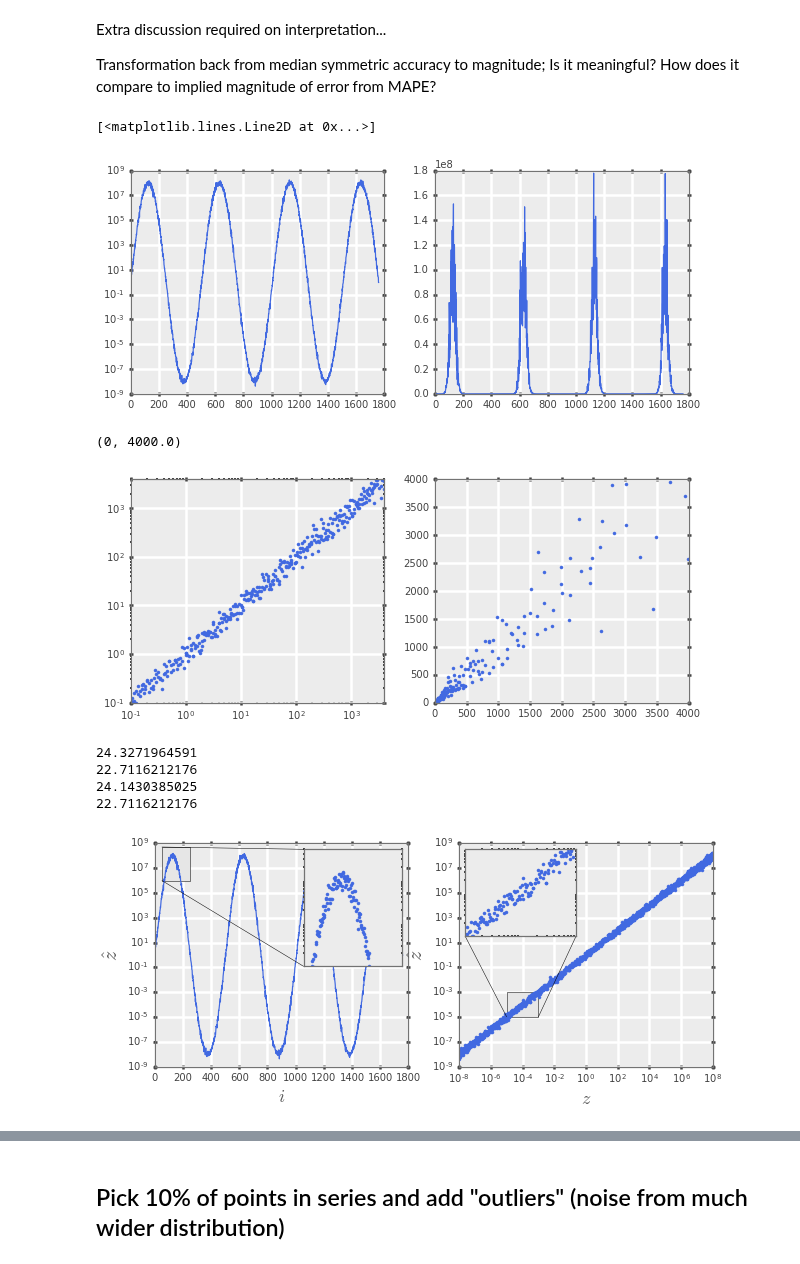
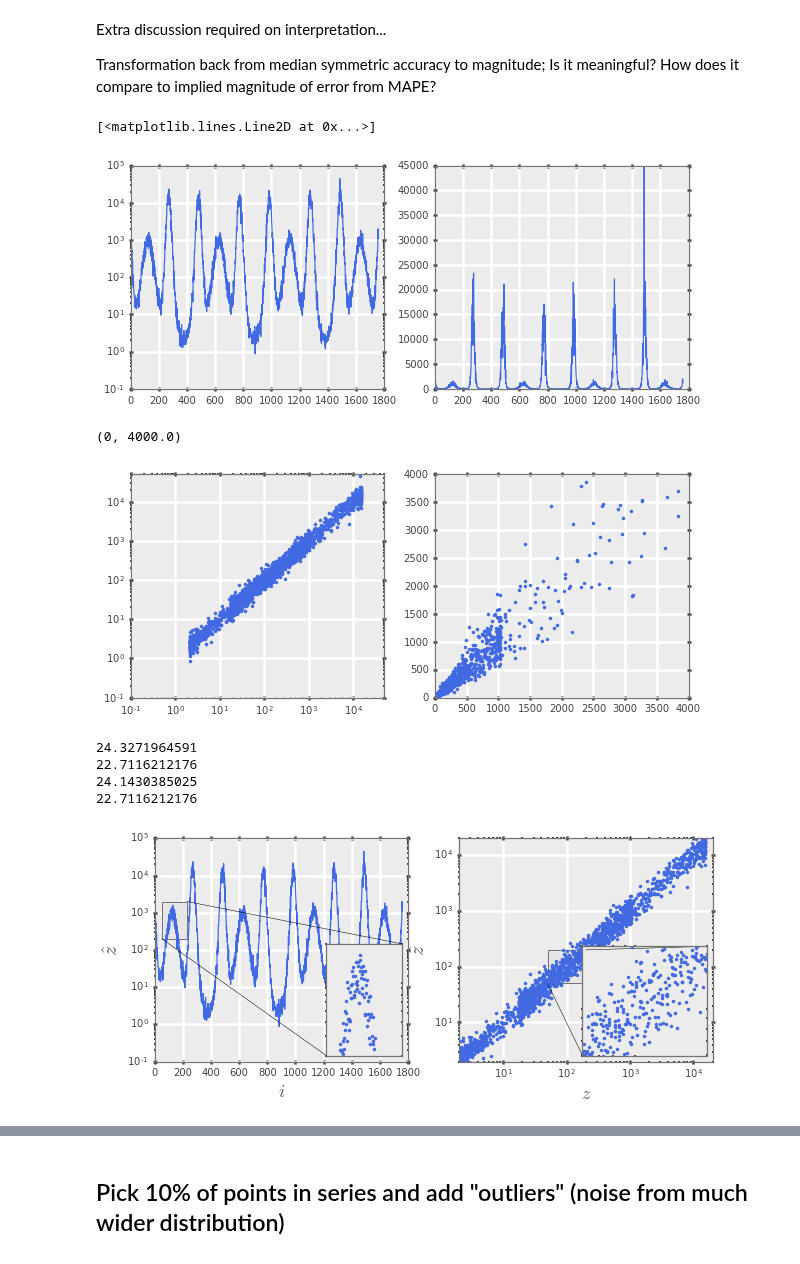
Before and after one commit to drsteve/Notebooks, a Jupyter notebook: MedianSymmetricAccuracyTests.ipynb, the cells around one changed output, grey strips where cells are left out. Saved outputs shown, nothing was run; the diff lists cells and outputs as text; code cells hidden in the pictures.

```diff
--- a/MedianSymmetricAccuracyTests.ipynb
+++ b/MedianSymmetricAccuracyTests.ipynb
@@ -14,7 +15,8 @@ from mpl_toolkits.axes_grid1.inset_locator import zoomed_inset_axes
 from mpl_toolkits.axes_grid1.inset_locator import mark_inset
 %matplotlib inline
 # %%
-series = 10**(8*np.sin(np.arange(0,7*np.pi,0.0125)))
+exes = np.arange(0,7*np.pi,0.0125)
+series = 2**(10**(np.sin(exes))+10**(np.cos(2*exes)-np.sin(exes)))
 plt.plot(series)
 plt.ylabel('z')
 # %% [output]
@@ -243,20 +263,20 @@ ax1.semilogy(yhat2)
 ax2.plot(yhat2)
 # %% [output]
 [<matplotlib.lines.Line2D at 0x...>]
-[figure, old version]
+[figure, new version]
 # %%
 fig = plt.figure(figsize=(10,4))
 ax1 = fig.add_subplot(121)
 ax2 = fig.add_subplot(122)
 ax1.loglog(series,yhat2,'.')
-ax1.set_xlim([1e-1,4e3])
-ax1.set_ylim([1e-1,4e3])
+ax1.set_xlim([1e-1,5e4])
+ax1.set_ylim([1e-1,5e4])
 ax2.plot(series, yhat2, '.')
 ax2.set_xlim([0,4e3])
 ax2.set_ylim([0,4e3])
 # %% [output]
 (0, 4000.0)
-[figure, old version]
+[figure, new version]
 # %%
 print(MAPE(series, yhat2))
 print(MSA(series, yhat2))
@@ -264,42 +284,44 @@ print(MAPE(yhat2, series))
 print(MSA(yhat2, series))
 pedist_asym = APEdist(series, yhat2, symm=False, noabs=True)
 log10Q = verify.logAccuracy(series, yhat2, base=10)
 mdlogQ = verify.medianLogAccuracy(series, yhat2)
 apedist_asym  = APEdist(series, yhat2, symm=False)
 apedist_symm = APEdist(series, yhat2, symm=True)
 binw, nbins = tb.binHisto(apedist_asym)
 fig = plt.figure(figsize=(10,4))
 ax = fig.add_subplot(121)
 ax.semilogy(yhat2)
 ax.set_ylabel('$\hat{z}$', fontsize=20)
 ax.set_xlabel('$i$', fontsize=18)
-ax_inset = zoomed_inset_axes(ax, zoom=3.5, loc=1)
+ax_inset = zoomed_inset_axes(ax, zoom=3, loc=4)
 ax_inset.semilogy(yhat2,'.')
-ax_inset.set_xlim([50,250])
-ax_inset.set_ylim([1e6,5e8])
+ax_inset.set_xlim([50,230])
+ax_inset.set_ylim([2e2,2e3])
 ax_inset.set_xticks([])
 ax_inset.set_yticks([])
-mark_inset(ax, ax_inset, loc1=2, loc2=3, fc="0.9", ec="0")
+mark_inset(ax, ax_inset, loc1=1, loc2=3, fc="0.9", ec="0")
 
 ax0 = fig.add_subplot(122)
 ax0.loglog(series,yhat2,'.')
 ax0.set_ylabel('$\hat{z}$', fontsize=20)
 ax0.set_xlabel('$z$', fontsize=18)
-ax0_inset = zoomed_inset_axes(ax0, zoom=3.5, loc=2)
+ax0.set_xlim([2e0,2e4])
+ax0.set_ylim([2e0,2e4])
+ax0_inset = zoomed_inset_axes(ax0, zoom=3.25, loc=4)
 ax0_inset.loglog(series, yhat2,'.')
-ax0_inset.set_xlim([1e-5,1e-3])
-ax0_inset.set_ylim([1e-5,1e-3])
+ax0_inset.set_xlim([5e1,2e2])
+ax0_inset.set_ylim([5e1,2e2])
 ax0_inset.set_xticks([])
 ax0_inset.set_yticks([])
-mark_inset(ax0, ax0_inset, loc1=3, loc2=4, fc="0.9", ec="0")
+mark_inset(ax0, ax0_inset, loc1=3, loc2=1, fc="0.9", ec="0")
 
 plt.savefig('/home/smorley/LaTeX/AccuracyMetrics/series_z.png')
 # %% [output]
 24.3271964591
 22.7116212176
 24.1430385025
 22.7116212176
-[figure, old version]
+[figure, new version]
 # %%
 #now plot
 fig = plt.figure(figsize=(12,9))
```
Also changed, not shown: parts of 19 cells of this notebook.
